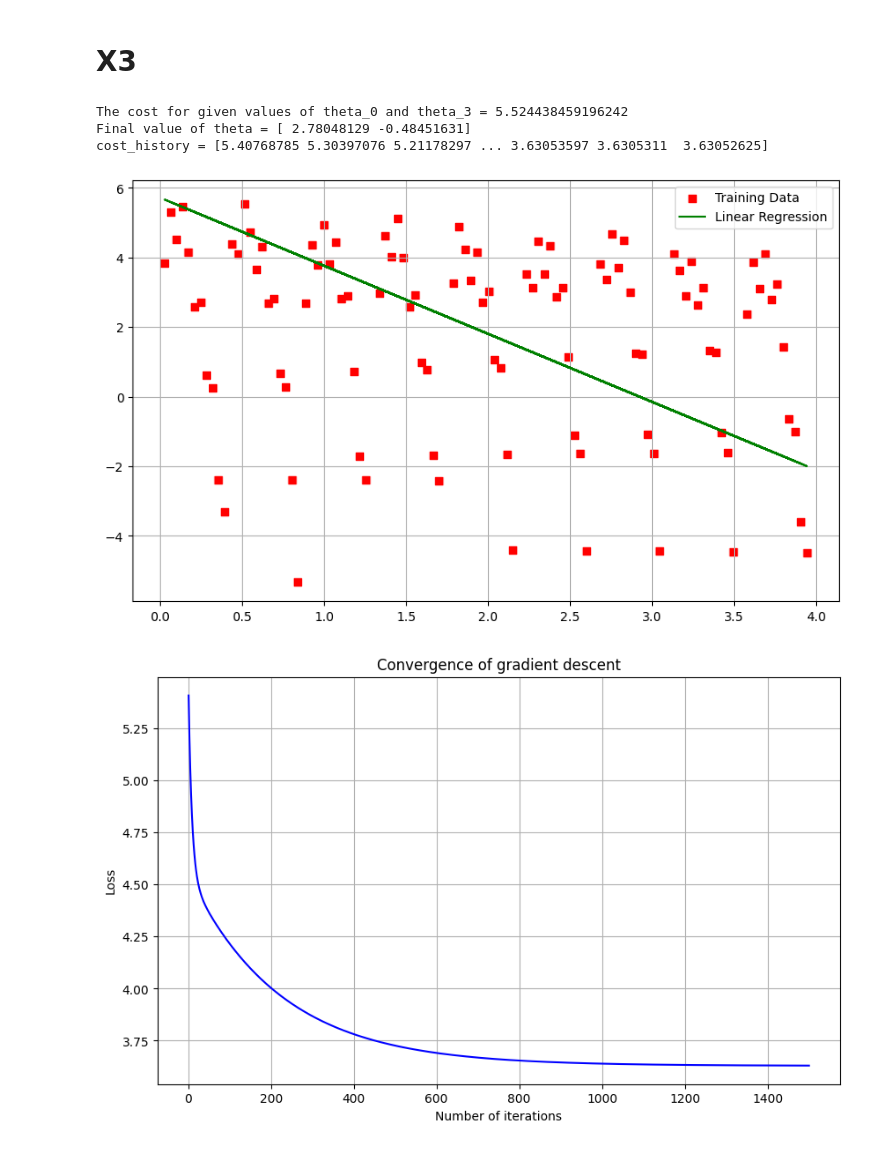
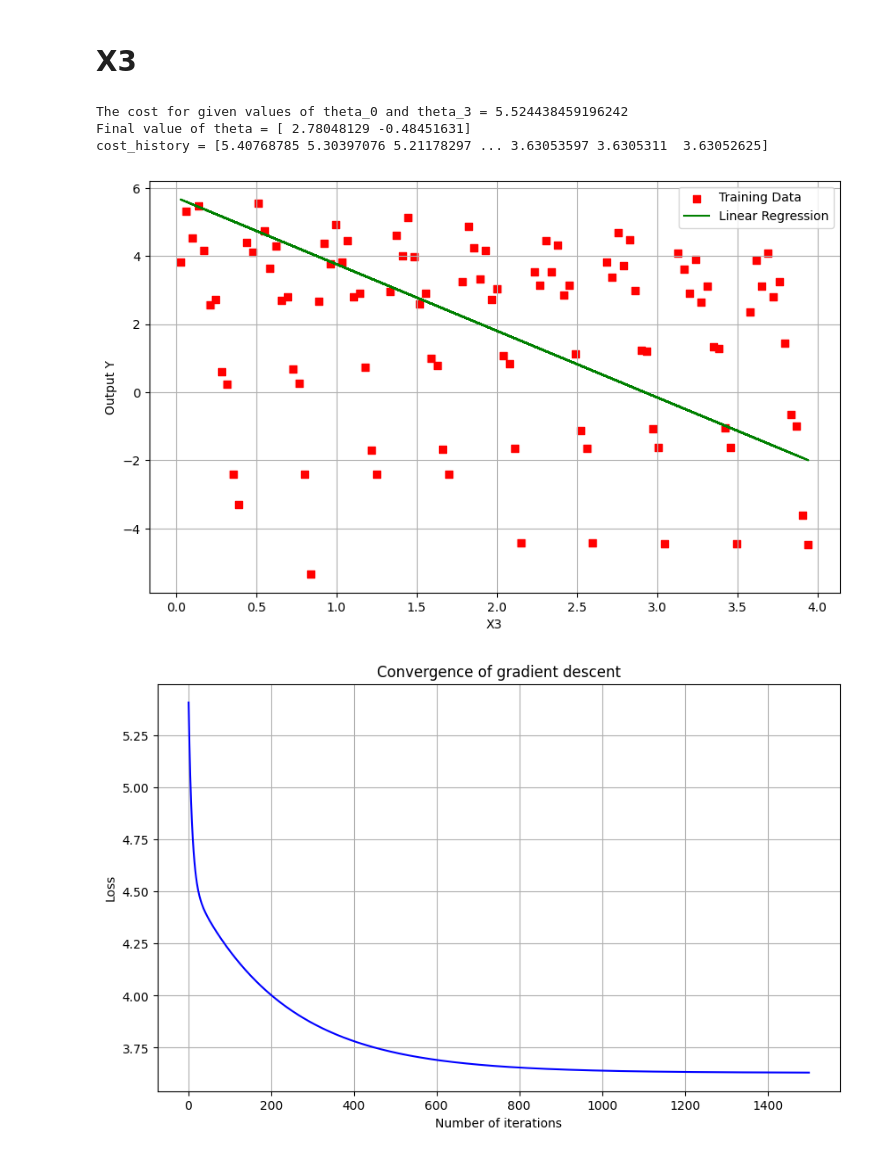
Before and after one commit to Swayyum/Intro-to-ML, a Jupyter notebook: HW1.ipynb, the cells around one changed output. Drawn from its saved outputs; the diff is of its cells as text; code cells hidden in the pictures.

```diff
--- a/HW1.ipynb
+++ b/HW1.ipynb
@@ -253,34 +257,36 @@ gradient_descent(X__3, y, theta__3, alpha, iterations)
 
 theta__3 = [0., 0.]
 iterations = 1500
 alpha = 0.01
 
 theta__3, cost_history_2 = gradient_descent(X__3, y, theta__3, alpha, iterations)
 print('Final value of theta =', theta__3)
 print('cost_history =', cost_history_2)
 
 
 # Assuming that X, y, and theta are already defined
 # Also assuming that X has two columns: a feature column and a column of ones
 
 # Scatter plot for the training data
 plt.scatter(X__3[:, 1], y, color='red', marker='s', label='Training Data')
 
 # Line plot for the linear regression model
 plt.plot(X__3[:, 1], X__3.dot(theta), color='green', label='Linear Regression')
 
 # Plot customizations
 plt.rcParams["figure.figsize"] = (10, 6)
 plt.grid(True)
+plt.xlabel('X3')
+plt.ylabel('Output Y')
 plt.legend()
 
 # Show the plot
 plt.show()
 # %% [output]
 The cost for given values of theta_0 and theta_3 = 5.524438459196242
 Final value of theta = [ 2.78048129 -0.48451631]
 cost_history = [5.40768785 5.30397076 5.21178297 ... 3.63053597 3.6305311  3.63052625]
-[figure, old version]
+[figure, new version]
 # %%
 plt.plot(range(1, iterations + 1), cost_history_2, color='blue')
 plt.rcParams["figure.figsize"] = (10, 6)
```
Also changed, not shown: parts of 9 cells of this notebook.
